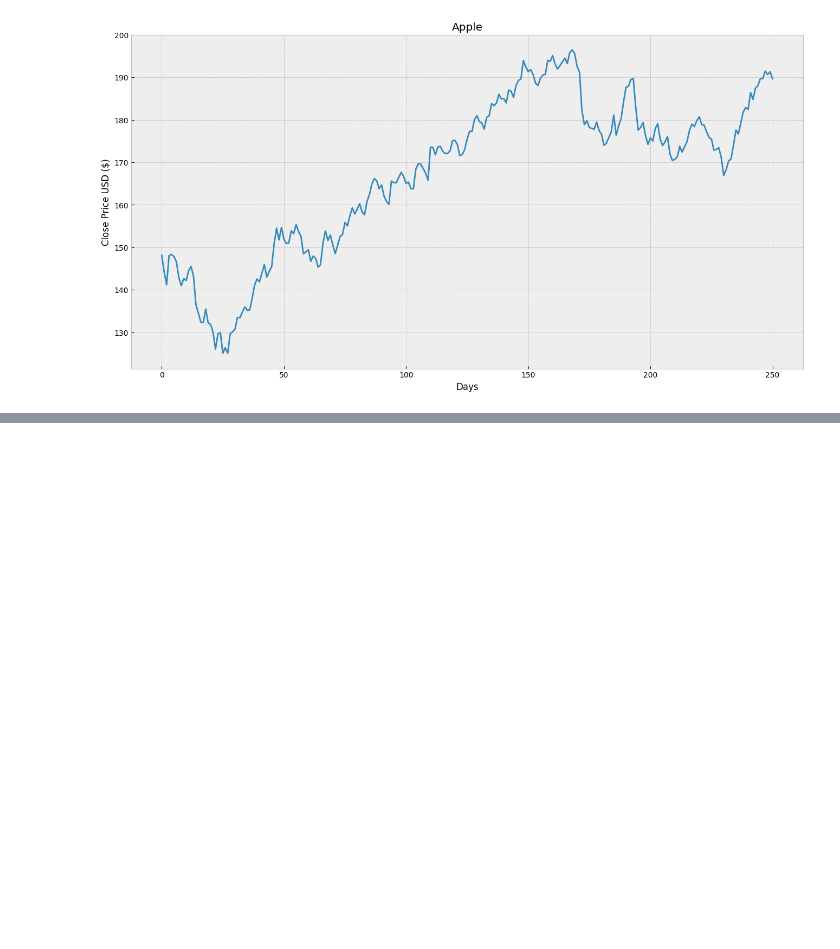
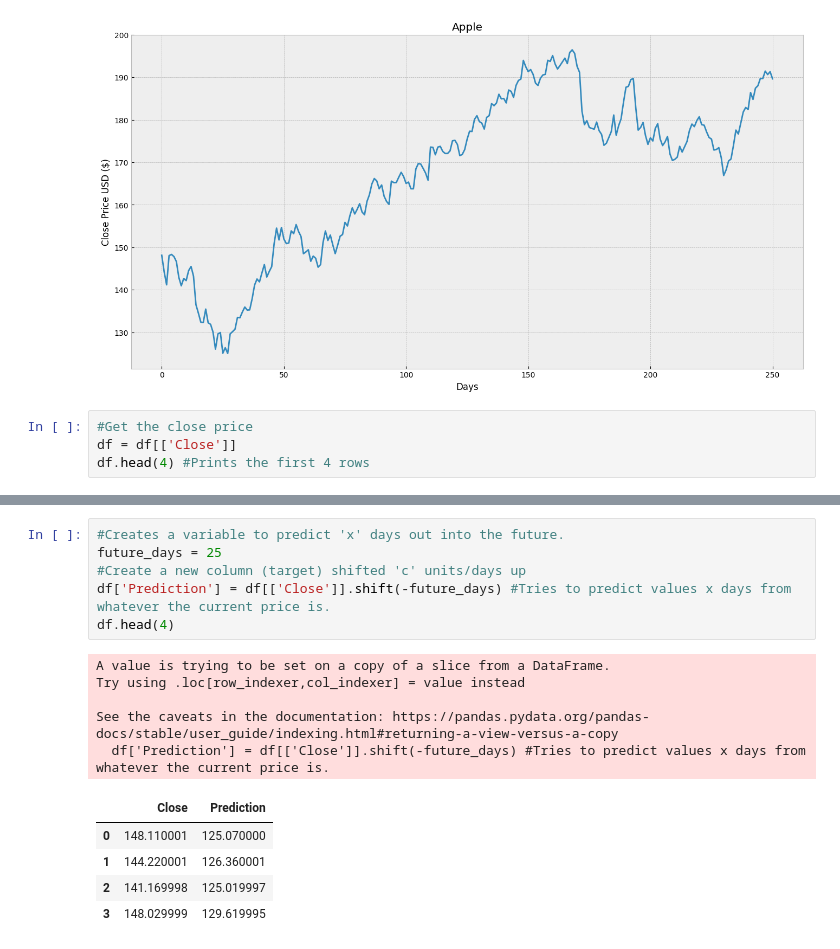
Before and after one commit to BIGGUARDWADE/Python-Stocks-, a Jupyter notebook: PythonProjectFinal.ipynb, the cells around one changed output, grey strips where cells are left out. Drawn from its saved outputs; the diff is of its cells as text; blank space fills up the shorter version.

```diff
--- a/PythonProjectFinal.ipynb
+++ b/PythonProjectFinal.ipynb
@@ -43,3 +43,7 @@ plt.show
 # %% [output]
 <function matplotlib.pyplot.show(close=None, block=None)>
 [figure]
+# %%
+#Get the close price
+df = df[['Close']]
+df.head(4) #Prints the first 4 rows
@@ -45,0 +56,17 @@ plt.show
+# %%
+#Creates a variable to predict 'x' days out into the future.
+future_days = 25
+#Create a new column (target) shifted 'c' units/days up
+df['Prediction'] = df[['Close']].shift(-future_days) #Tries to predict values x days from whatever the current price is.
+df.head(4)
+# %% [output]
+A value is trying to be set on a copy of a slice from a DataFrame.
+Try using .loc[row_indexer,col_indexer] = value instead
+
+See the caveats in the documentation: https://pandas.pydata.org/pandas-docs/stable/user_guide/indexing.html#returning-a-view-versus-a-copy
+  df['Prediction'] = df[['Close']].shift(-future_days) #Tries to predict values x days from whatever the current price is.
+|  | Close | Prediction |
+| 0 | 148.110001 | 125.070000 |
+| 1 | 144.220001 | 126.360001 |
+| 2 | 141.169998 | 125.019997 |
+| 3 | 148.029999 | 129.619995 |
```
Also changed, not shown: parts of 2 cells of this notebook.
